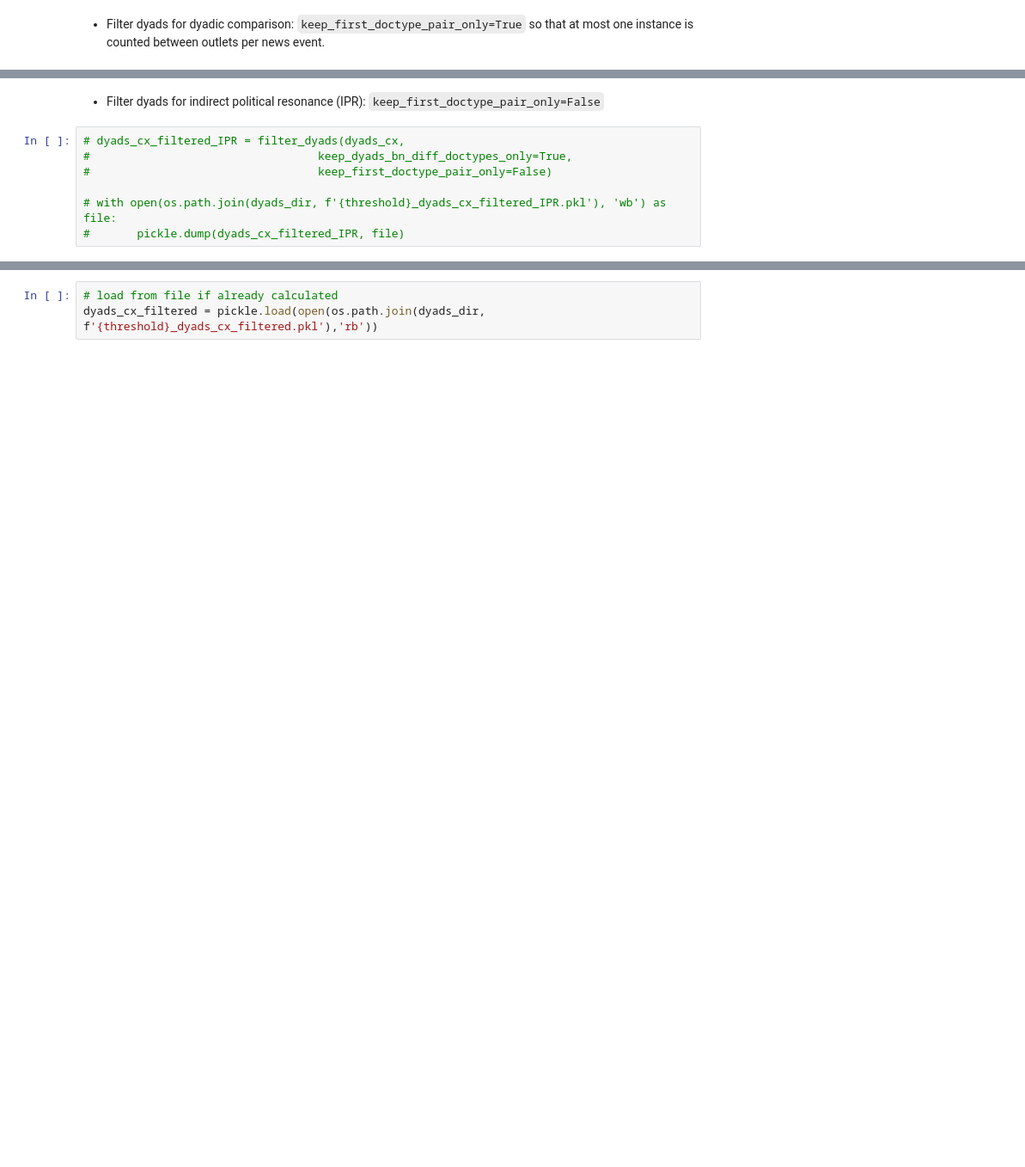
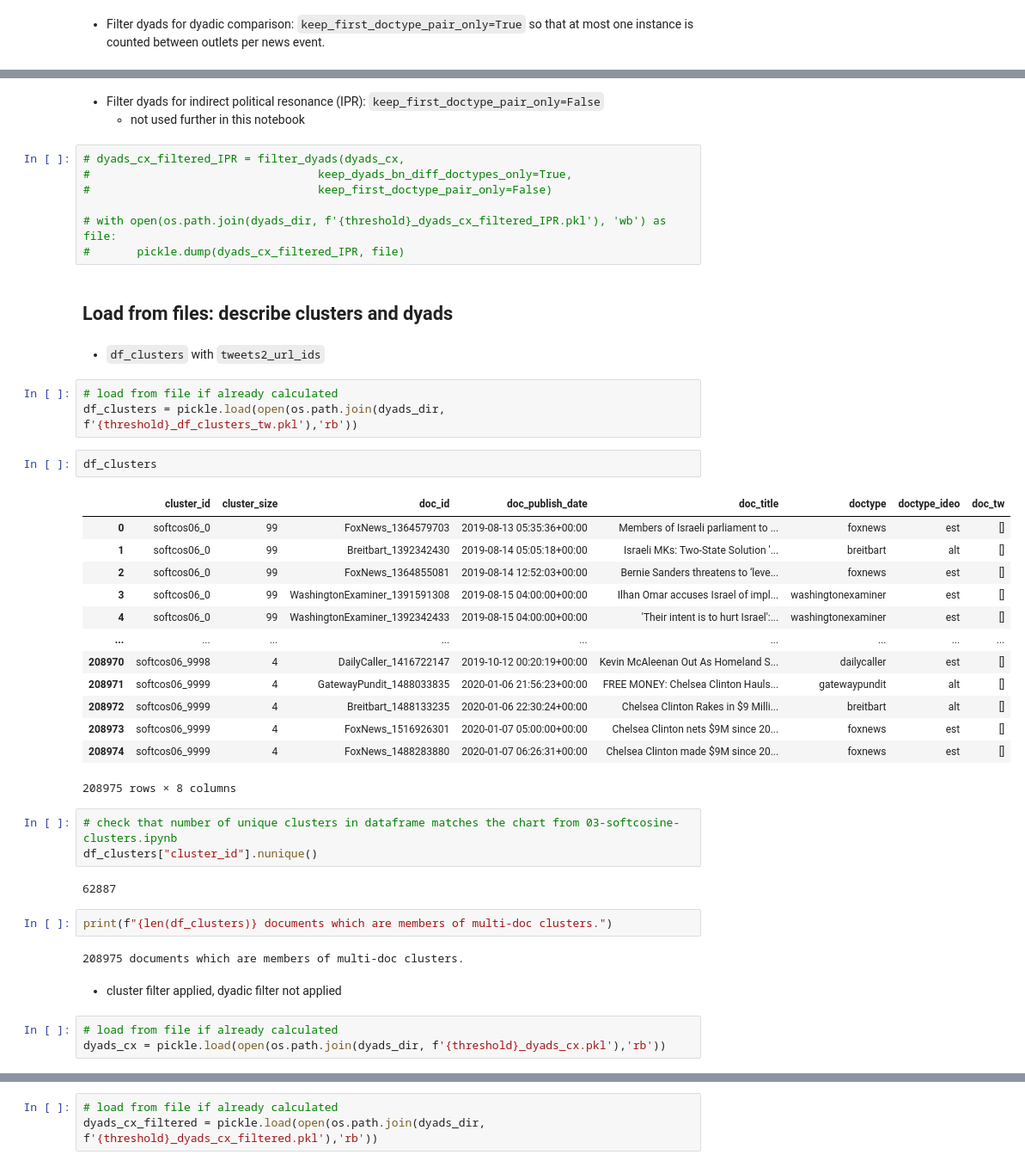
Before and after one commit to wlmwng/us-right-media, a Jupyter notebook: usrightmedia/code/09-analysis/01-newsevents-dyadic-comparison.ipynb, the cells around one changed output, grey strips where cells are left out. Shown at 86% size. Saved outputs shown, nothing was run; the diff lists cells and outputs as text; blank space fills up the shorter version.

```diff
--- a/usrightmedia/code/09-analysis/01-newsevents-dyadic-comparison.ipynb
+++ b/usrightmedia/code/09-analysis/01-newsevents-dyadic-comparison.ipynb
@@ -159,5 +158,6 @@ with open(os.path.join(dyads_dir, f'{threshold}_dyads_cx_filtered.pkl'), 'wb') a
 # %% [markdown]
 - Filter dyads for indirect political resonance (IPR): `keep_first_doctype_pair_only=False`
+    - not used further in this notebook
 # %%
 # dyads_cx_filtered_IPR = filter_dyads(dyads_cx,
 #                                  keep_dyads_bn_diff_doctypes_only=True,
@@ -165,3 +165,40 @@ with open(os.path.join(dyads_dir, f'{threshold}_dyads_cx_filtered.pkl'), 'wb') a
 
 # with open(os.path.join(dyads_dir, f'{threshold}_dyads_cx_filtered_IPR.pkl'), 'wb') as file:
 #       pickle.dump(dyads_cx_filtered_IPR, file)
+# %% [markdown]
+## Load from files: describe clusters and dyads
+# %% [markdown]
+- `df_clusters` with `tweets2_url_ids`
+# %%
+# load from file if already calculated
+df_clusters = pickle.load(open(os.path.join(dyads_dir, f'{threshold}_df_clusters_tw.pkl'),'rb'))
+# %%
+df_clusters
+# %% [output]
+|  | cluster_id | cluster_size | doc_id | doc_publish_date | doc_title | doctype | doctype_ideo | doc_tw |
+| 0 | softcos06_0 | 99 | FoxNews_1364579703 | 2019-08-13 05:35:36+00:00 | Members of Israeli parliament to ... | foxnews | est | [] |
+| 1 | softcos06_0 | 99 | Breitbart_1392342430 | 2019-08-14 05:05:18+00:00 | Israeli MKs: Two-State Solution '... | breitbart | alt | [] |
+| 2 | softcos06_0 | 99 | FoxNews_1364855081 | 2019-08-14 12:52:03+00:00 | Bernie Sanders threatens to ‘leve... | foxnews | est | [] |
+| 3 | softcos06_0 | 99 | WashingtonExaminer_1391591308 | 2019-08-15 04:00:00+00:00 | Ilhan Omar accuses Israel of impl... | washingtonexaminer | est | [] |
+| 4 | softcos06_0 | 99 | WashingtonExaminer_1392342433 | 2019-08-15 04:00:00+00:00 | 'Their intent is to hurt Israel':... | washingtonexaminer | est | [] |
+| ... | ... | ... | ... | ... | ... | ... | ... | ... |
+| 208970 | softcos06_9998 | 4 | DailyCaller_1416722147 | 2019-10-12 00:20:19+00:00 | Kevin McAleenan Out As Homeland S... | dailycaller | est | [] |
+| 208971 | softcos06_9999 | 4 | GatewayPundit_1488033835 | 2020-01-06 21:56:23+00:00 | FREE MONEY: Chelsea Clinton Hauls... | gatewaypundit | alt | [] |
+| 208972 | softcos06_9999 | 4 | Breitbart_1488133235 | 2020-01-06 22:30:24+00:00 | Chelsea Clinton Rakes in $9 Milli... | breitbart | alt | [] |
+| 208973 | softcos06_9999 | 4 | FoxNews_1516926301 | 2020-01-07 05:00:00+00:00 | Chelsea Clinton nets $9M since 20... | foxnews | est | [] |
+| 208974 | softcos06_9999 | 4 | FoxNews_1488283880 | 2020-01-07 06:26:31+00:00 | Chelsea Clinton made $9M since 20... | foxnews | est | [] |
+208975 rows × 8 columns
+# %%
+# check that number of unique clusters in dataframe matches the chart from 03-softcosine-clusters.ipynb
+df_clusters["cluster_id"].nunique()
+# %% [output]
+62887
+# %%
+print(f"{len(df_clusters)} documents which are members of multi-doc clusters.")
+# %% [output]
+208975 documents which are members of multi-doc clusters.
+# %% [markdown]
+- cluster filter applied, dyadic filter not applied
+# %%
+# load from file if already calculated
+dyads_cx = pickle.load(open(os.path.join(dyads_dir, f'{threshold}_dyads_cx.pkl'),'rb'))
```
Also changed, not shown: parts of 37 cells of this notebook, 1 other file.
